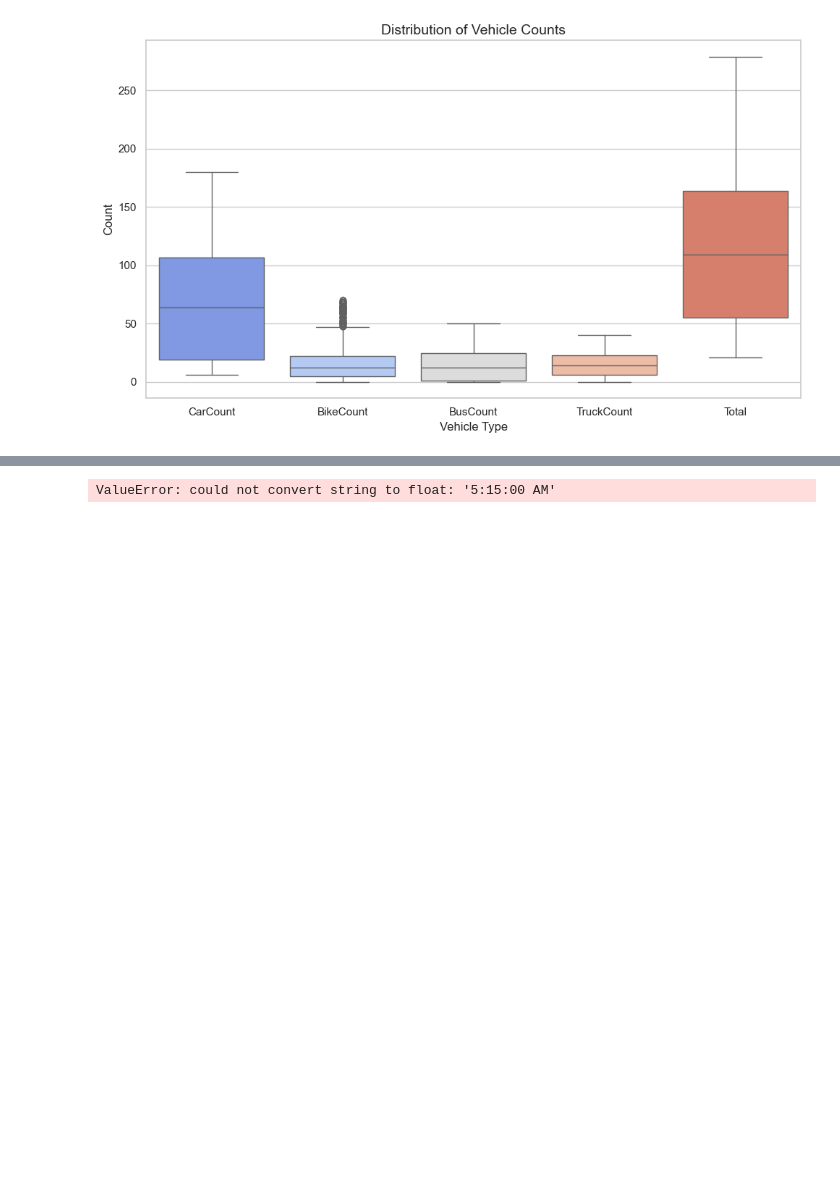
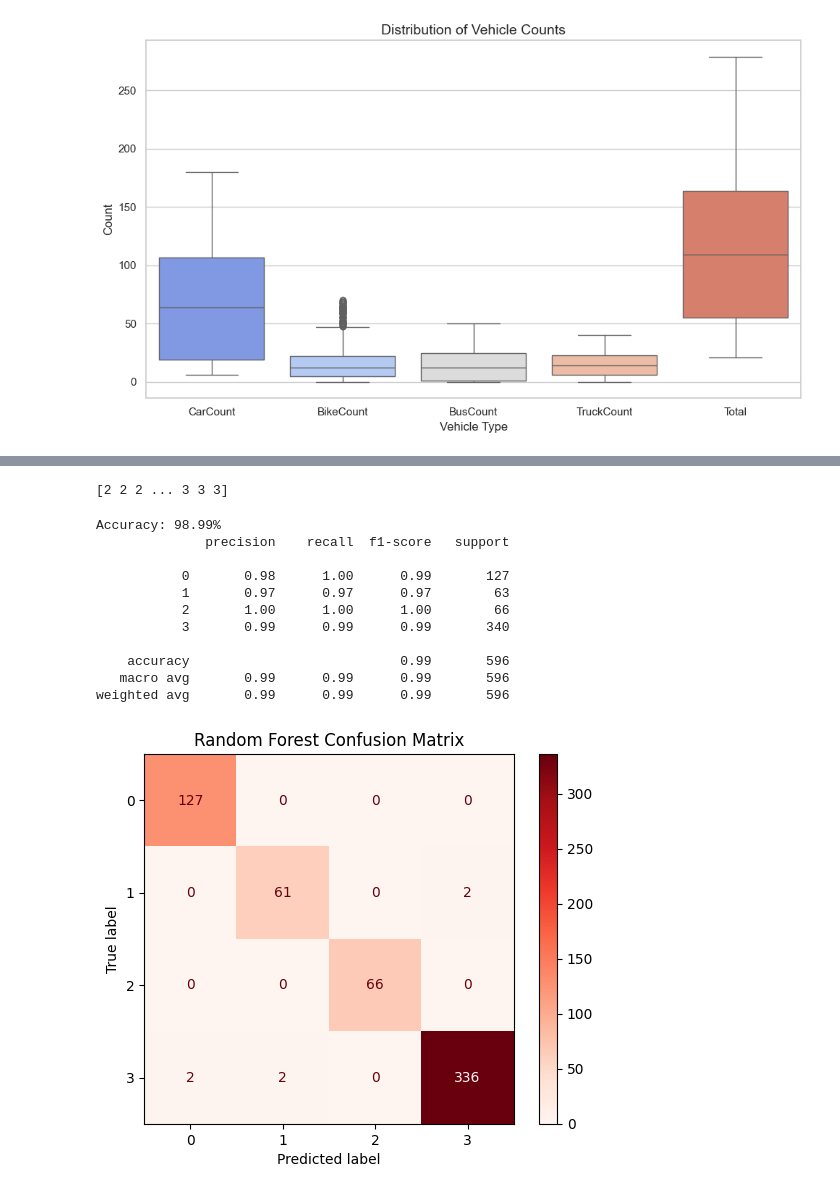
Before and after one commit to brownjordan317/CSCI-443, a Jupyter notebook: traffic_analysis/traffic_analysis.ipynb, the cells around one changed output, grey strips where cells are left out. Saved outputs shown, nothing was run; the diff lists cells and outputs as text; code cells hidden in the pictures; blank space fills up the shorter version.

Commit message:
random forest classifier

```diff
--- a/traffic_analysis/traffic_analysis.ipynb
+++ b/traffic_analysis/traffic_analysis.ipynb
@@ -164,6 +165,9 @@ def convert_to_military_time(time_str):
 # Apply the function to the Time column
 df['Time'] = df['Time'].apply(convert_to_military_time)
 
+#get rid of colons and convert to integer
+df['Time'] = df['Time'].str.replace(':', '').astype(int)
+
 # Display the resulting DataFrame
 print(df)
 # %% [output]
@@ -187,37 +191,49 @@ print(df)
 # %%
 #label encoding - use this on categorical data
-LabelEncoder = LabelEncoder()
-df['Day of the week'] = LabelEncoder.fit_transform(df['Day of the week'])
-df["AM/PM"] = LabelEncoder.fit_transform(df["AM/PM"])
+Le = LabelEncoder()
+df['Day of the week'] = Le.fit_transform(df['Day of the week'])
 
-X = df.drop(columns=["Traffic Situation"])
-y = df["Traffic Situation"]
+#create our X and y variables for the model
+X = df.drop(columns=["Traffic Situation"]) #features
+y = df["Traffic Situation"] #target variable
 
-y = LabelEncoder.fit_transform(y)
+#label encoding for the target variable
+y = Le.fit_transform(y)
 
+#split the data into training and testing sets
 X_train, X_test, y_train, y_test = train_test_split(X, y, test_size=0.2, random_state=42)
+# %% [output]
+[2 2 2 ... 3 3 3]
 # %%
-#standardize the data
-#scaler = StandardScaler()
-#X_train = scaler.fit_transform(X_train)
-#X_test = scaler.transform(X_test)
 
 #train the model
-model = DecisionTreeClassifier(random_state=42)
+model = RandomForestClassifier(random_state=42)
 model.fit(X_train, y_train)
 
 #make predictions
 y_pred = model.predict(X_test)
 
 #evaluate the model
 accuracy = accuracy_score(y_test, y_pred)
 print("Accuracy: {:.2f}%".format(accuracy * 100))
 
 print(classification_report(y_test, y_pred))
 
 cm = confusion_matrix(y_test, y_pred)
-disp = ConfusionMatrixDisplay(confusion_matrix=cm, display_labels=LabelEncoder.classes_)
-disp.plot()
+disp = ConfusionMatrixDisplay(confusion_matrix=cm)
+disp.plot(cmap="Reds")
+plt.title("Random Forest Confusion Matrix")
 plt.show()
 # %% [output]
-ValueError: could not convert string to float: '5:15:00 AM'
+Accuracy: 98.99%
+              precision    recall  f1-score   support
+
+           0       0.98      1.00      0.99       127
+           1       0.97      0.97      0.97        63
+           2       1.00      1.00      1.00        66
+           3       0.99      0.99      0.99       340
+
+    accuracy                           0.99       596
+   macro avg       0.99      0.99      0.99       596
+weighted avg       0.99      0.99      0.99       596
+[figure, added]
```
Also changed, not shown: parts of 2 cells of this notebook.
